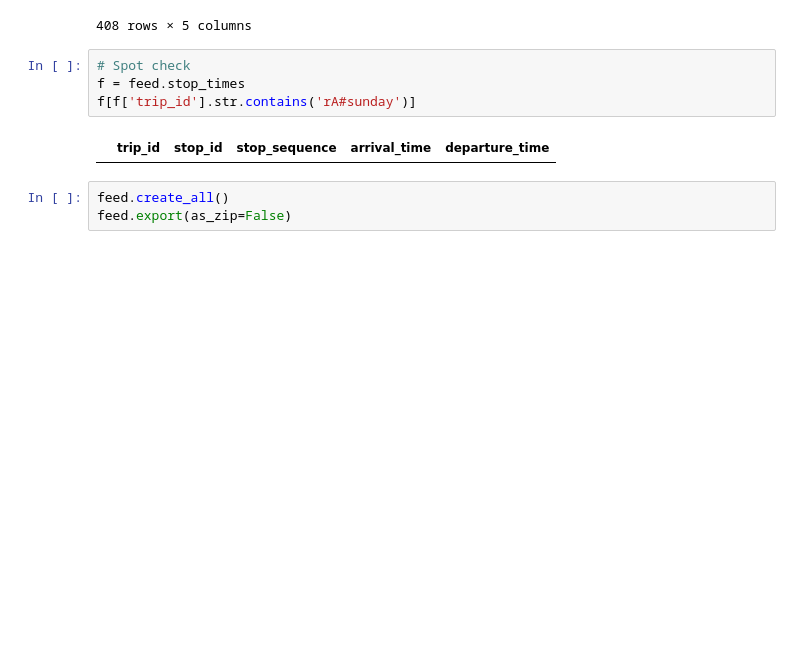
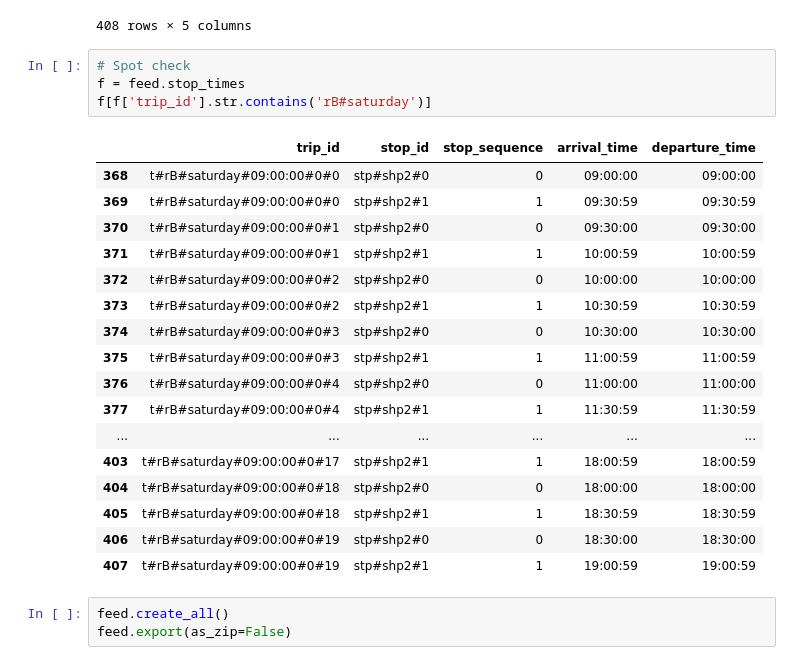
Before and after one commit to mrcagney/make_gtfs, a Jupyter notebook: examples/examples.ipynb, the cells around one changed output. Cells and saved outputs as stored; diff of their text form; blank space fills up the shorter version.

```diff
--- a/examples/examples.ipynb
+++ b/examples/examples.ipynb
@@ -154,9 +154,25 @@ feed.stop_times
 # %%
 # Spot check
 f = feed.stop_times
-f[f['trip_id'].str.contains('rA#sunday')]
+f[f['trip_id'].str.contains('rB#saturday')]
 # %% [output]
 |  | trip_id | stop_id | stop_sequence | arrival_time | departure_time |
+| 368 | t#rB#saturday#09:00:00#0#0 | stp#shp2#0 | 0 | 09:00:00 | 09:00:00 |
+| 369 | t#rB#saturday#09:00:00#0#0 | stp#shp2#1 | 1 | 09:30:59 | 09:30:59 |
+| 370 | t#rB#saturday#09:00:00#0#1 | stp#shp2#0 | 0 | 09:30:00 | 09:30:00 |
+| 371 | t#rB#saturday#09:00:00#0#1 | stp#shp2#1 | 1 | 10:00:59 | 10:00:59 |
+| 372 | t#rB#saturday#09:00:00#0#2 | stp#shp2#0 | 0 | 10:00:00 | 10:00:00 |
+| 373 | t#rB#saturday#09:00:00#0#2 | stp#shp2#1 | 1 | 10:30:59 | 10:30:59 |
+| 374 | t#rB#saturday#09:00:00#0#3 | stp#shp2#0 | 0 | 10:30:00 | 10:30:00 |
+| 375 | t#rB#saturday#09:00:00#0#3 | stp#shp2#1 | 1 | 11:00:59 | 11:00:59 |
+| 376 | t#rB#saturday#09:00:00#0#4 | stp#shp2#0 | 0 | 11:00:00 | 11:00:00 |
+| 377 | t#rB#saturday#09:00:00#0#4 | stp#shp2#1 | 1 | 11:30:59 | 11:30:59 |
+| ... | ... | ... | ... | ... | ... |
+| 403 | t#rB#saturday#09:00:00#0#17 | stp#shp2#1 | 1 | 18:00:59 | 18:00:59 |
+| 404 | t#rB#saturday#09:00:00#0#18 | stp#shp2#0 | 0 | 18:00:00 | 18:00:00 |
+| 405 | t#rB#saturday#09:00:00#0#18 | stp#shp2#1 | 1 | 18:30:59 | 18:30:59 |
+| 406 | t#rB#saturday#09:00:00#0#19 | stp#shp2#0 | 0 | 18:30:00 | 18:30:00 |
+| 407 | t#rB#saturday#09:00:00#0#19 | stp#shp2#1 | 1 | 19:00:59 | 19:00:59 |
 # %%
 feed.create_all()
 feed.export(as_zip=False)
```
Also changed, not shown: 6 other files.
